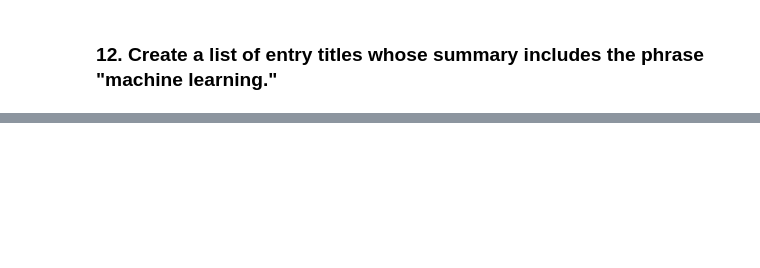
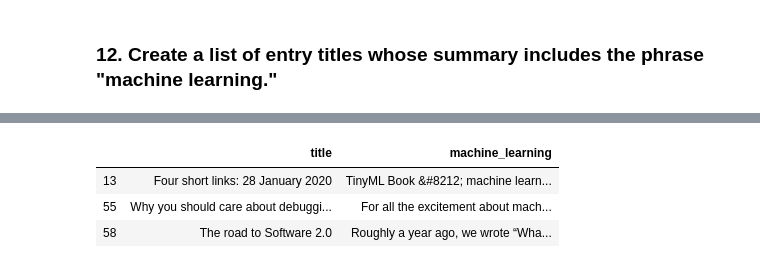
Before and after one commit to ta-datapt-bcn/lab-rss-feeds, a Jupyter notebook: your-code/main.ipynb, the cells around one changed output, grey strips where cells are left out. Drawn from its saved outputs; the diff is of its cells as text; code cells hidden in the pictures; blank space fills up the shorter version.

Commit message:
all done, just need to check the last one which way to leave

```diff
--- a/your-code/main.ipynb
+++ b/your-code/main.ipynb
@@ -165,0 +245,14 @@ import pandas as pd
+# %%
+# a tricky way
+
+#create a new column that would only include the necessary titles or NaNs
+df['machine_learning'] = df['summary'].str.extract(r'([^.]*?machine learning[^.]*\.)')
+
+#filter df taking only title and new column and drop NaNs, like that only have titles that need, BUT also have another column
+
+df[['title', 'machine_learning']].dropna()
+# %% [output]
+|  | title | machine_learning |
+| 13 | Four short links: 28 January 2020 | TinyML Book &#8212; machine learn... |
+| 55 | Why you should care about debuggi... | For all the excitement about mach... |
+| 58 | The road to Software 2.0 | Roughly a year ago, we wrote “Wha... |
```
Also changed, not shown: parts of 5 cells of this notebook.
